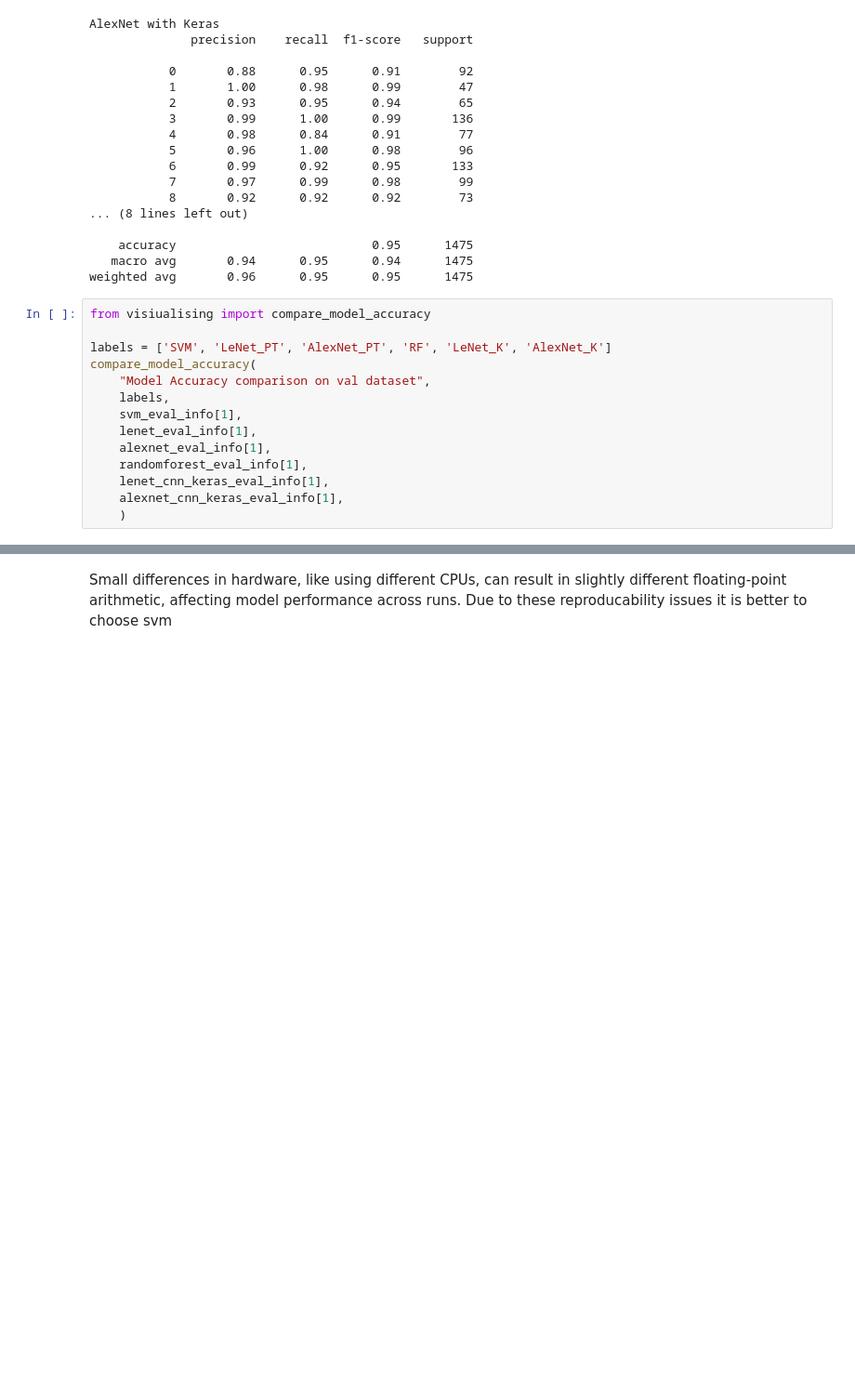
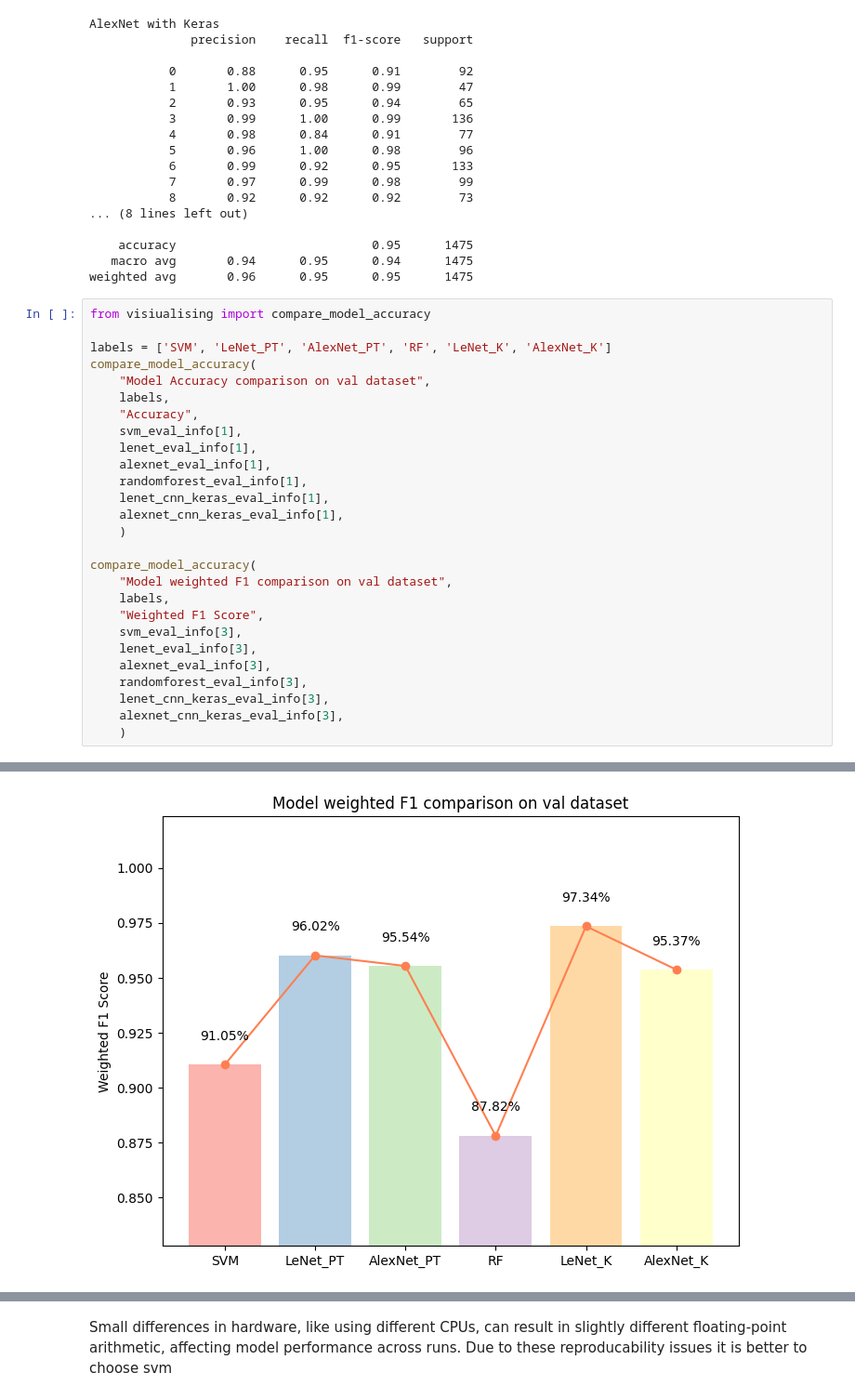
Before and after one commit to vhrollo/inf264_project2, a Jupyter notebook: src/main_notebook.ipynb, the cells around one changed output, grey strips where cells are left out. Shown at 93% size. Cells and saved outputs as stored; diff of their text form; blank space fills up the shorter version.

```diff
--- a/src/main_notebook.ipynb
+++ b/src/main_notebook.ipynb
@@ -276,17 +276,31 @@ weighted avg       0.96      0.95      0.95      1475
 # %%
 from visiualising import compare_model_accuracy
 
 labels = ['SVM', 'LeNet_PT', 'AlexNet_PT', 'RF', 'LeNet_K', 'AlexNet_K']
 compare_model_accuracy(
     "Model Accuracy comparison on val dataset",
     labels,
+    "Accuracy",
     svm_eval_info[1],
     lenet_eval_info[1],
     alexnet_eval_info[1],
     randomforest_eval_info[1],
     lenet_cnn_keras_eval_info[1],
     alexnet_cnn_keras_eval_info[1],
     )
+
+compare_model_accuracy(
+    "Model weighted F1 comparison on val dataset",
+    labels,
+    "Weighted F1 Score",
+    svm_eval_info[3],
+    lenet_eval_info[3],
+    alexnet_eval_info[3],
+    randomforest_eval_info[3],
+    lenet_cnn_keras_eval_info[3],
+    alexnet_cnn_keras_eval_info[3],
+    )
 # %% [output]
 [figure]
+[figure, added]
 # %%
```
Also changed, not shown: parts of 8 cells of this notebook, 5 other files.
